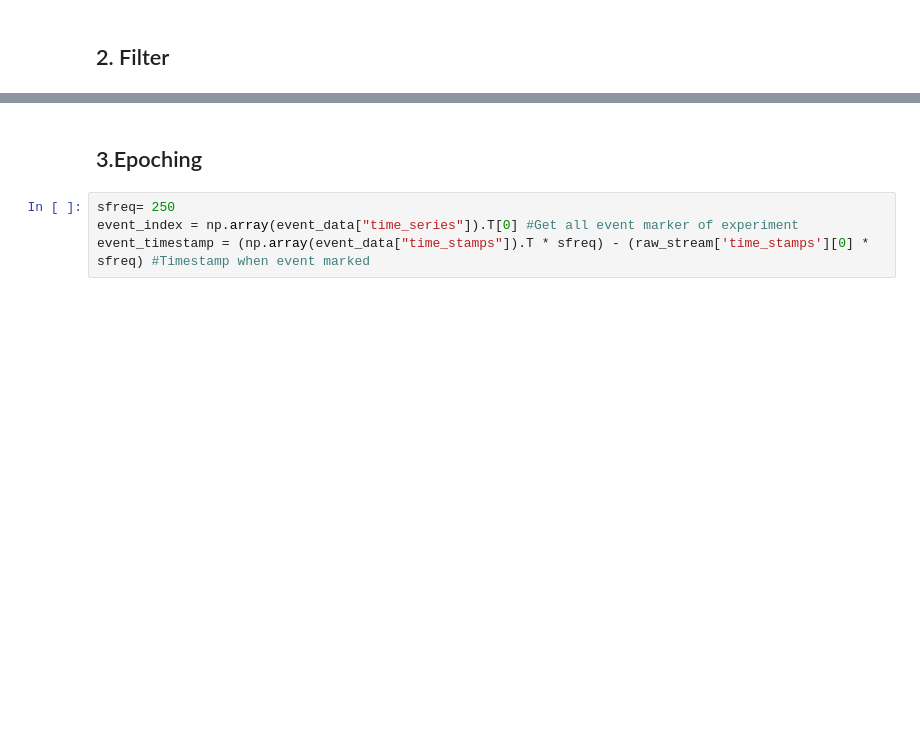
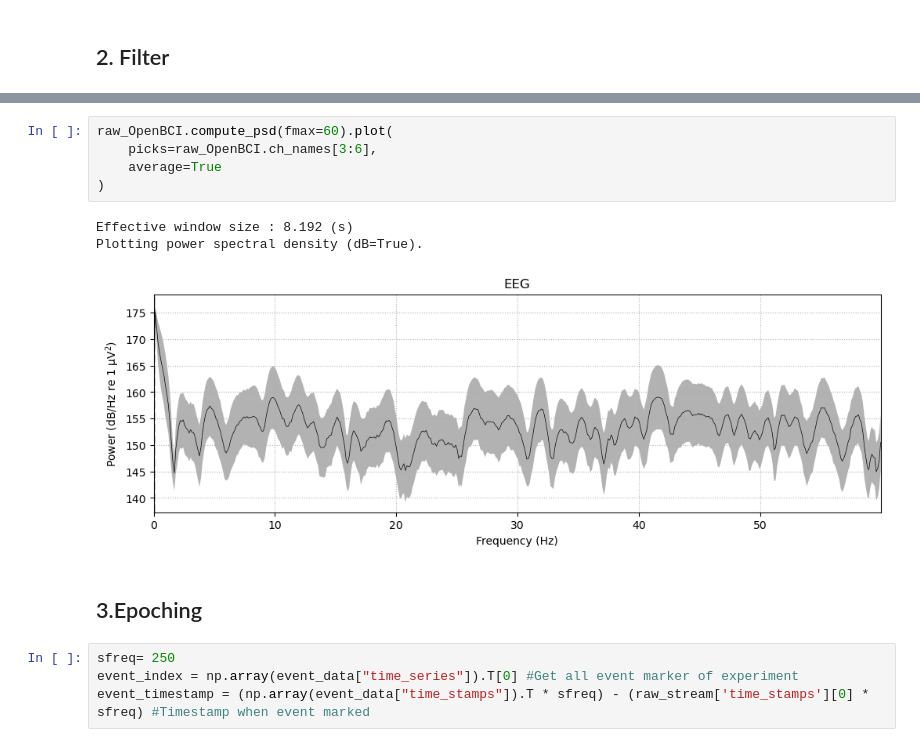
Before and after one commit to pipogood/BCI-Class-Material, a Jupyter notebook: Week7-signal_acqusition/W7-OpenBCI-acquisition.ipynb, the cells around one changed output, grey strips where cells are left out. Cells and saved outputs as stored; diff of their text form; blank space fills up the shorter version.

```diff
--- a/Week7-signal_acqusition/W7-OpenBCI-acquisition.ipynb
+++ b/Week7-signal_acqusition/W7-OpenBCI-acquisition.ipynb
@@ -130,3 +123,12 @@ Plotting power spectral density (dB=True).
+# %%
+raw_OpenBCI.compute_psd(fmax=60).plot(
+    picks=raw_OpenBCI.ch_names[3:6],
+    average=True
+)
+# %% [output]
+Effective window size : 8.192 (s)
+Plotting power spectral density (dB=True).
+[figure, added]
 # %% [markdown]
 ## 3.Epoching
 # %%
```
Also changed, not shown: parts of 11 cells of this notebook, 3 other files.
